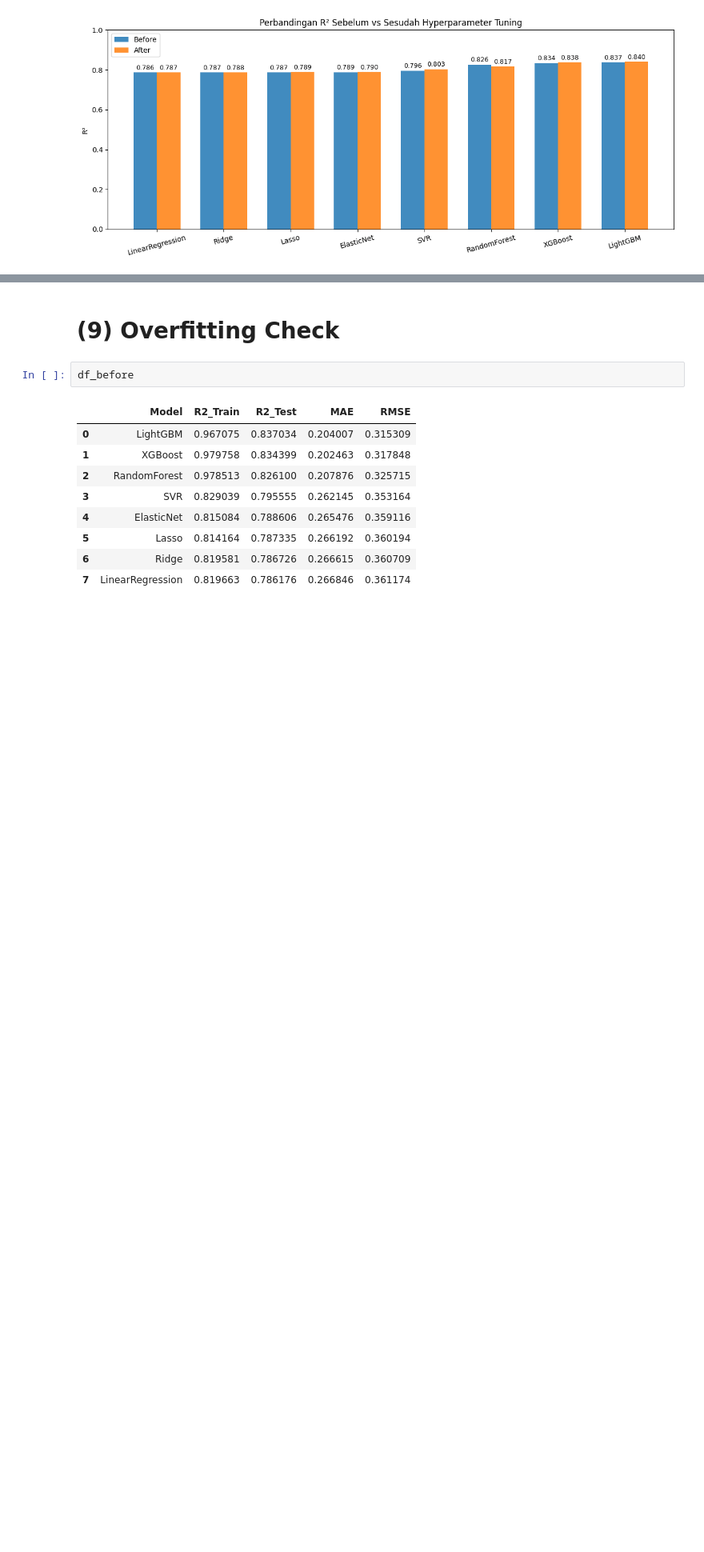
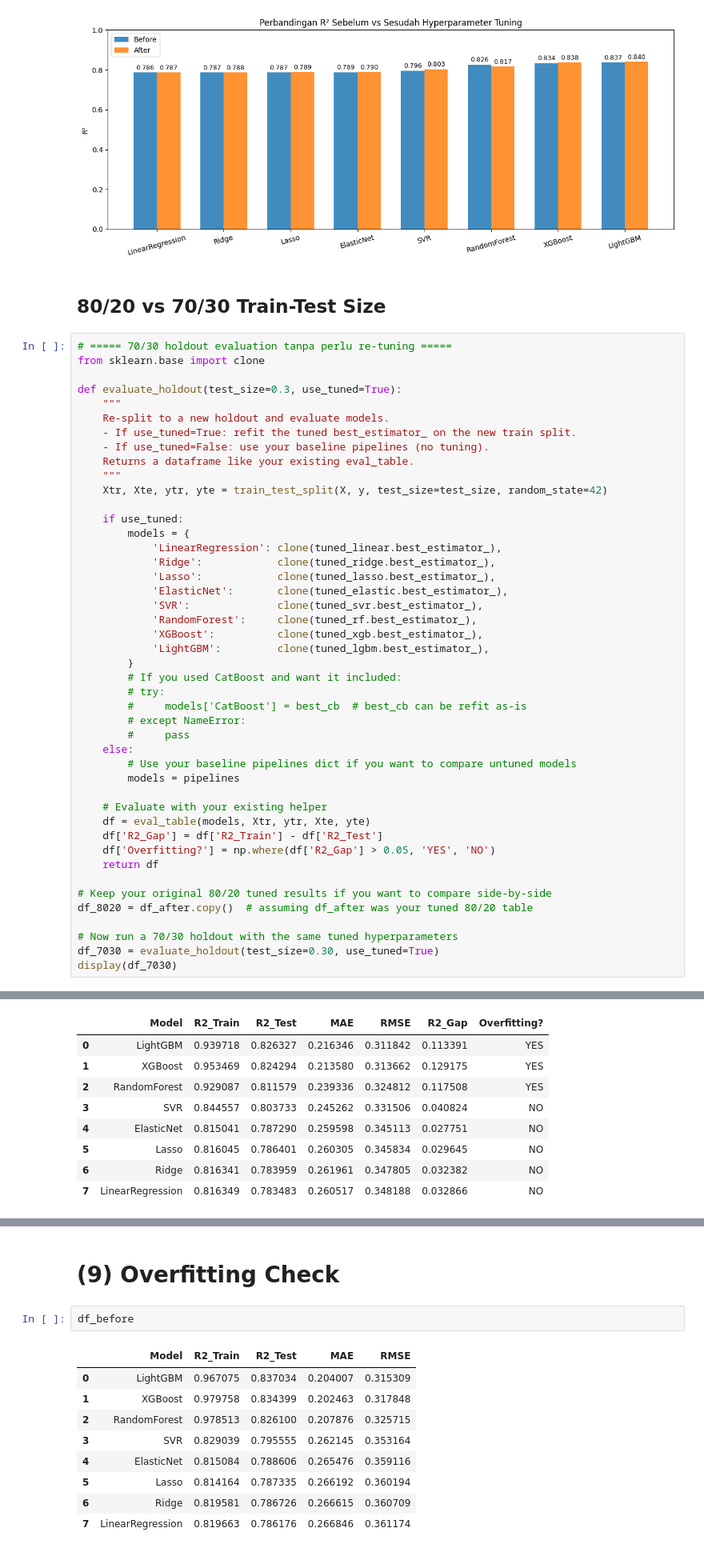
Before and after one commit to marvrch/Smartphone-Price-Prediction, a Jupyter notebook: FinalProject.ipynb, the cells around one changed output, grey strips where cells are left out. Shown at 80% size. Saved outputs shown, nothing was run; the diff lists cells and outputs as text; blank space fills up the shorter version.

```diff
--- a/FinalProject.ipynb
+++ b/FinalProject.ipynb
@@ -1889,3 +1889,51 @@ for bars in (b1,b2):
 plt.tight_layout(); plt.show()
 # %% [output]
 [figure]
+# %% [markdown]
+## 80/20 vs 70/30 Train-Test Size
+# %%
+# ===== 70/30 holdout evaluation tanpa perlu re-tuning =====
+from sklearn.base import clone
+
+def evaluate_holdout(test_size=0.3, use_tuned=True):
+    """
+    Re-split to a new holdout and evaluate models.
+    - If use_tuned=True: refit the tuned best_estimator_ on the new train split.
+    - If use_tuned=False: use your baseline pipelines (no tuning).
+    Returns a dataframe like your existing eval_table.
+    """
+    Xtr, Xte, ytr, yte = train_test_split(X, y, test_size=test_size, random_state=42)
+
+    if use_tuned:
+        models = {
+            'LinearRegression': clone(tuned_linear.best_estimator_),
+            'Ridge':            clone(tuned_ridge.best_estimator_),
+            'Lasso':            clone(tuned_lasso.best_estimator_),
+            'ElasticNet':       clone(tuned_elastic.best_estimator_),
+            'SVR':              clone(tuned_svr.best_estimator_),
+            'RandomForest':     clone(tuned_rf.best_estimator_),
+            'XGBoost':          clone(tuned_xgb.best_estimator_),
+            'LightGBM':         clone(tuned_lgbm.best_estimator_),
+        }
+        # If you used CatBoost and want it included:
+        # try:
+        #     models['CatBoost'] = best_cb  # best_cb can be refit as-is
+        # except NameError:
+        #     pass
+    else:
+        # Use your baseline pipelines dict if you want to compare untuned models
+        models = pipelines
+
+    # Evaluate with your existing helper
+    df = eval_table(models, Xtr, ytr, Xte, yte)
+    df['R2_Gap'] = df['R2_Train'] - df['R2_Test']
+    df['Overfitting?'] = np.where(df['R2_Gap'] > 0.05, 'YES', 'NO')
+    return df
+
+# Keep your original 80/20 tuned results if you want to compare side-by-side
+df_8020 = df_after.copy()  # assuming df_after was your tuned 80/20 table
+
+# Now run a 70/30 holdout with the same tuned hyperparameters
+df_7030 = evaluate_holdout(test_size=0.30, use_tuned=True)
+display(df_7030)
+# %% [output]
@@ -1891,0 +1957,9 @@ plt.tight_layout(); plt.show()
+|  | Model | R2_Train | R2_Test | MAE | RMSE | R2_Gap | Overfitting? |
+| 0 | LightGBM | 0.939718 | 0.826327 | 0.216346 | 0.311842 | 0.113391 | YES |
+| 1 | XGBoost | 0.953469 | 0.824294 | 0.213580 | 0.313662 | 0.129175 | YES |
+| 2 | RandomForest | 0.929087 | 0.811579 | 0.239336 | 0.324812 | 0.117508 | YES |
+| 3 | SVR | 0.844557 | 0.803733 | 0.245262 | 0.331506 | 0.040824 | NO |
+| 4 | ElasticNet | 0.815041 | 0.787290 | 0.259598 | 0.345113 | 0.027751 | NO |
+| 5 | Lasso | 0.816045 | 0.786401 | 0.260305 | 0.345834 | 0.029645 | NO |
+| 6 | Ridge | 0.816341 | 0.783959 | 0.261961 | 0.347805 | 0.032382 | NO |
+| 7 | LinearRegression | 0.816349 | 0.783483 | 0.260517 | 0.348188 | 0.032866 | NO |
```
Also changed, not shown: parts of 6 cells of this notebook.
